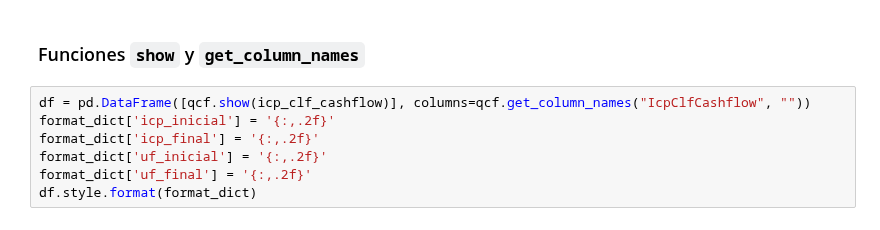
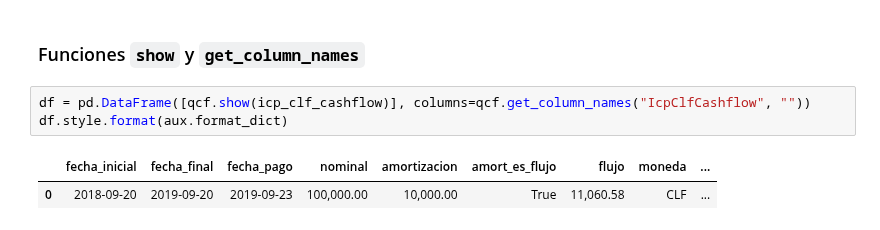
Before and after one commit to qcfinancial/qcfinancial-docs, a Jupyter notebook: 2_Cashflows.ipynb, the cells around one changed output. Saved outputs shown, nothing was run; the diff lists cells and outputs as text.

```diff
--- a/2_Cashflows.ipynb
+++ b/2_Cashflows.ipynb
@@ -1864,8 +1856,7 @@ print(f"Check TNA Final: {icp_clf_cashflow.get_tna(fecha_final, nuevo_icp_final)
 ### Funciones `show` y `get_column_names`
 # %%
 df = pd.DataFrame([qcf.show(icp_clf_cashflow)], columns=qcf.get_column_names("IcpClfCashflow", ""))
-format_dict['icp_inicial'] = '{:,.2f}'
-format_dict['icp_final'] = '{:,.2f}'
-format_dict['uf_inicial'] = '{:,.2f}'
-format_dict['uf_final'] = '{:,.2f}'
-df.style.format(format_dict)
+df.style.format(aux.format_dict)
+# %% [output]
+|  | fecha_inicial | fecha_final | fecha_pago | nominal | amortizacion | amort_es_flujo | flujo | moneda | ... |
+| 0 | 2018-09-20 | 2019-09-20 | 2019-09-23 | 100,000.00 | 10,000.00 | True | 11,060.58 | CLF | ... |
```
Also changed, not shown: parts of 150 cells of this notebook, 1 other file.
